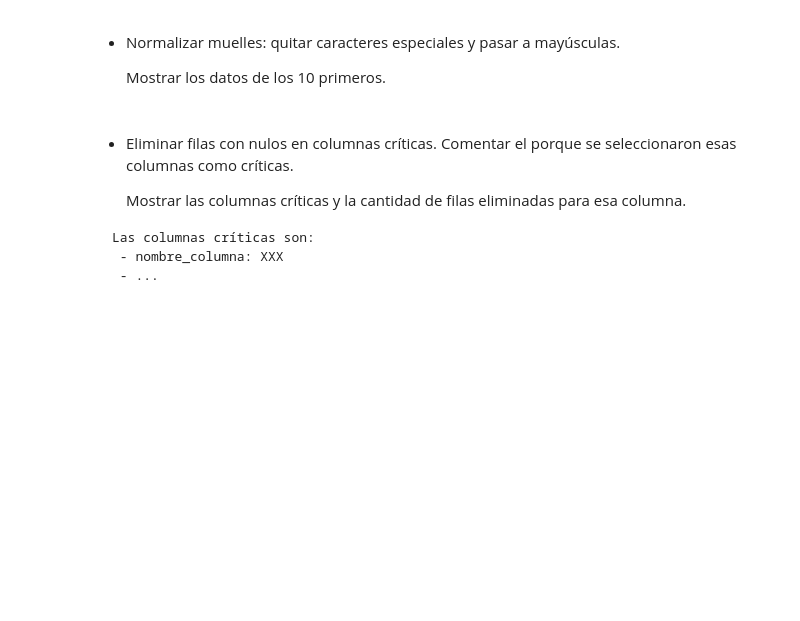
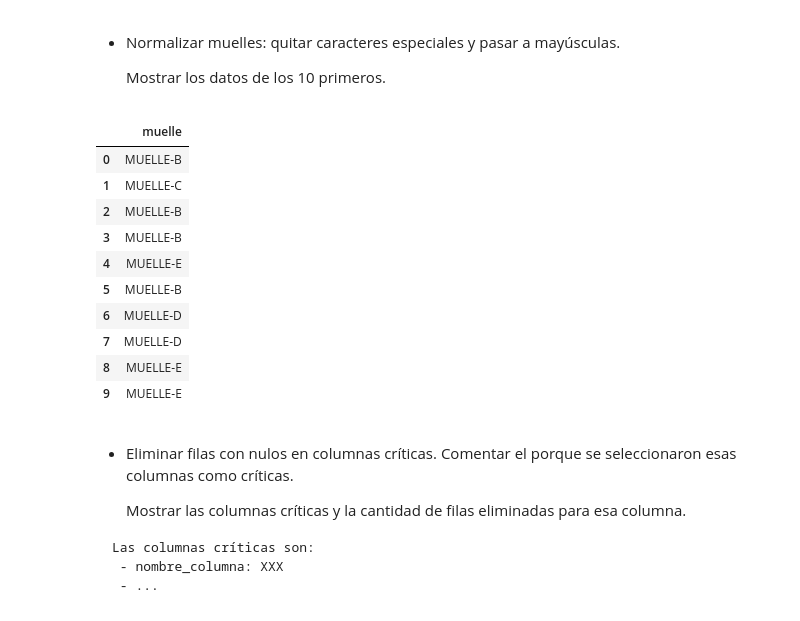
Before and after one commit to HectorOviedoM/Port_Log-Grupo_16, a Jupyter notebook: 01_Port_Log_Grupo_16.ipynb, the cells around one changed output. Saved outputs shown, nothing was run; the diff lists cells and outputs as text; code cells hidden in the pictures; blank space fills up the shorter version.

```diff
--- a/01_Port_Log_Grupo_16.ipynb
+++ b/01_Port_Log_Grupo_16.ipynb
@@ -367,6 +512,35 @@ Utilizando Pandas, realizar la limpieza y normalización de datos:
 - Normalizar muelles: quitar caracteres especiales y pasar a mayúsculas.
 
   Mostrar los datos de los 10 primeros.
+# %%
+def normalizar_muelle(val):
+    if pd.isna(val):
+        return pd.NA
+    # Convierte a mayúscula y quita espacios en los extremos
+    val_str = str(val).upper().strip()
+    # Elimina caracteres especiales
+    limpio = re.sub(r"[^A-Z0-9\s\-]", "", val_str).strip()
+    # Unifica espacios múltiples a uno solo si los hubiera
+    limpio = re.sub(r"\s+", " ", limpio)
+    return limpio if limpio else pd.NA
+
+# Aplicar normalización a la columna muelle
+df_raw["muelle"] = df_raw["muelle"].apply(normalizar_muelle)
+
+# Mostrar los datos de los 10 primeros muelles normalizados
+df_raw[["muelle"]].head(10)
+# %% [output]
+|  | muelle |
+| 0 | MUELLE-B |
+| 1 | MUELLE-C |
+| 2 | MUELLE-B |
+| 3 | MUELLE-B |
+| 4 | MUELLE-E |
+| 5 | MUELLE-B |
+| 6 | MUELLE-D |
+| 7 | MUELLE-D |
+| 8 | MUELLE-E |
+| 9 | MUELLE-E |
 # %% [markdown]
 
 - Eliminar filas con nulos en columnas críticas. Comentar el porque se seleccionaron esas columnas como críticas.
```
Also changed, not shown: parts of 4 cells of this notebook.
